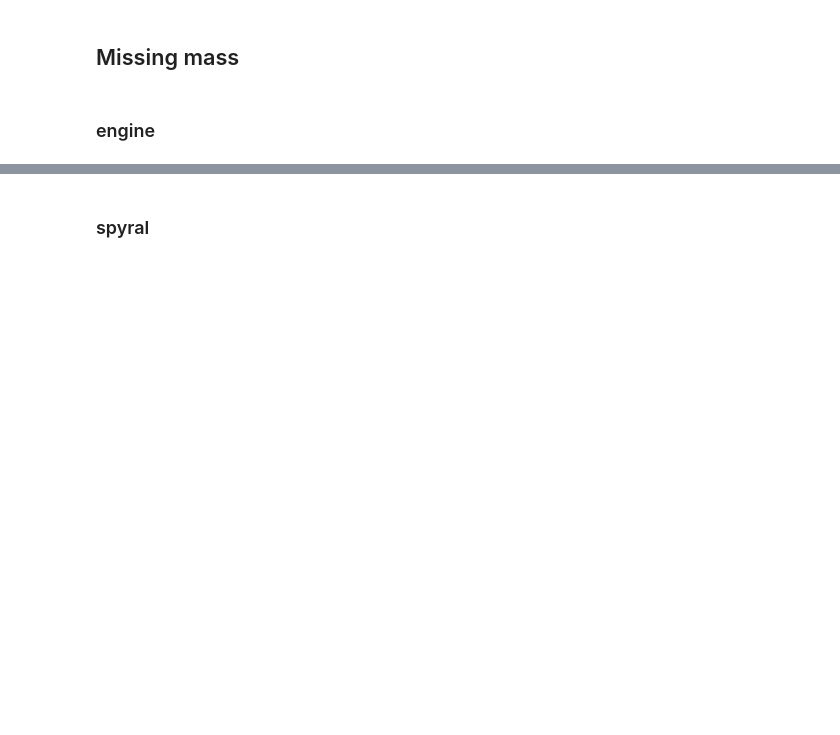
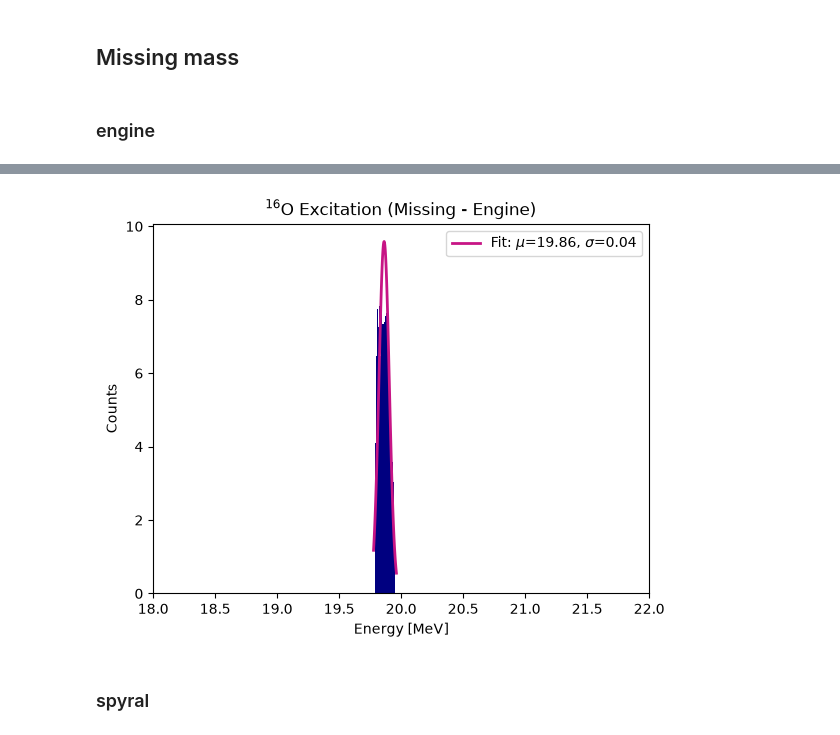
Before and after one commit to singhp99/e20020_engine, a Jupyter notebook: my_sim/examine_physics.ipynb, the cells around one changed output, grey strips where cells are left out. Drawn from its saved outputs; the diff is of its cells as text; code cells hidden in the pictures; blank space fills up the shorter version.

```diff
--- a/my_sim/examine_physics.ipynb
+++ b/my_sim/examine_physics.ipynb
@@ -70,7 +70,7 @@ proj_energy_ic_exit = proj_energy_ic #- ic_gas_material.get_energy_loss(projecti
 # The beam energy after the ic exit window
 proj_energy_post_ic = proj_energy_ic_exit #- ic_window_material.get_energy_loss(projectile, proj_energy_ic_exit, np.array([0.0]))[0]
 # The beam energy after the AT-TPC entrace window
-proj_energy_start = proj_energy_post_ic - attpc_window_material.get_energy_loss(projectile, proj_energy_post_ic, np.array([0.0]))[0]
+proj_energy_start = proj_energy_post_ic #- attpc_window_material.get_energy_loss(projectile, proj_energy_post_ic, np.array([0.0]))[0]
 # The beam energy at the downstream end of the AT-TPC
 proj_energy_stop = proj_energy_start - target_material.get_energy_loss(projectile, proj_energy_start, np.array([1.0]))[0] # Energy at far end of detector
 print(f"Accelerator Beam energy: {proj_energy_accel} MeV")
@@ -85,3 +85,12 @@ Beam energy range in AT-TPC: 157.09712267434188-105.57921358612244 MeV
+# %%
+
+grammer = Histogrammer()
+grammer.add_hist2d('ke_theta', (800, 1600), ((0.0, 180.0), (0.0, 80.0)))
+grammer.add_hist2d('ke_phi', (800, 1600), ((0.0, 360.0), (0.0, 80.0)))
+grammer.add_hist1d('ex', 120, (-5.0, 26.0))
+grammer.add_hist1d('chisq', 100, (0.0, 1.0))
+grammer.add_hist1d("vertex_z", 80, (0.0, 1.0))
+grammer.add_hist2d("ex_vertex_z", (250, 500), ((-5.0, 20.0), (0.0, 1.0)))
 # %% [markdown]
 ## df from engine
 # %%
@@ -270,3 +333,25 @@ Engine 16O excitation energy (missing): 18.89063032235572 MeV
+# %%
+import matplotlib.pyplot as plt
+from scipy.stats import norm
+
+fig, ax = plt.subplots()
+counts, bins, patches =  ax.hist(missing_mass_eng, bins=70, color='navy',density=True)
+
+mu, sigma = norm.fit(missing_mass_eng)
+xmin, xmax = ax.get_xlim()
+x = np.linspace(xmin, xmax, 100)
+p = norm.pdf(x, mu, sigma)
+
+ax.plot(x, p, color='mediumvioletred', linewidth=2, label=f'Fit: $\mu$={mu:.2f}, $\sigma$={sigma:.2f}')
+ax.legend()
+
+plt.title(r"$^{16}$O Excitation (Missing - Engine)")
+plt.xlabel("Energy [MeV]")
+plt.ylabel("Counts")
+plt.xlim(18,22)
+plt.show()
+# %% [output]
+[figure, added]
 # %%
 # target_vector = vector.array({
 #     "px": [0.0],
```
Also changed, not shown: parts of 9 cells of this notebook, 3 other files.
